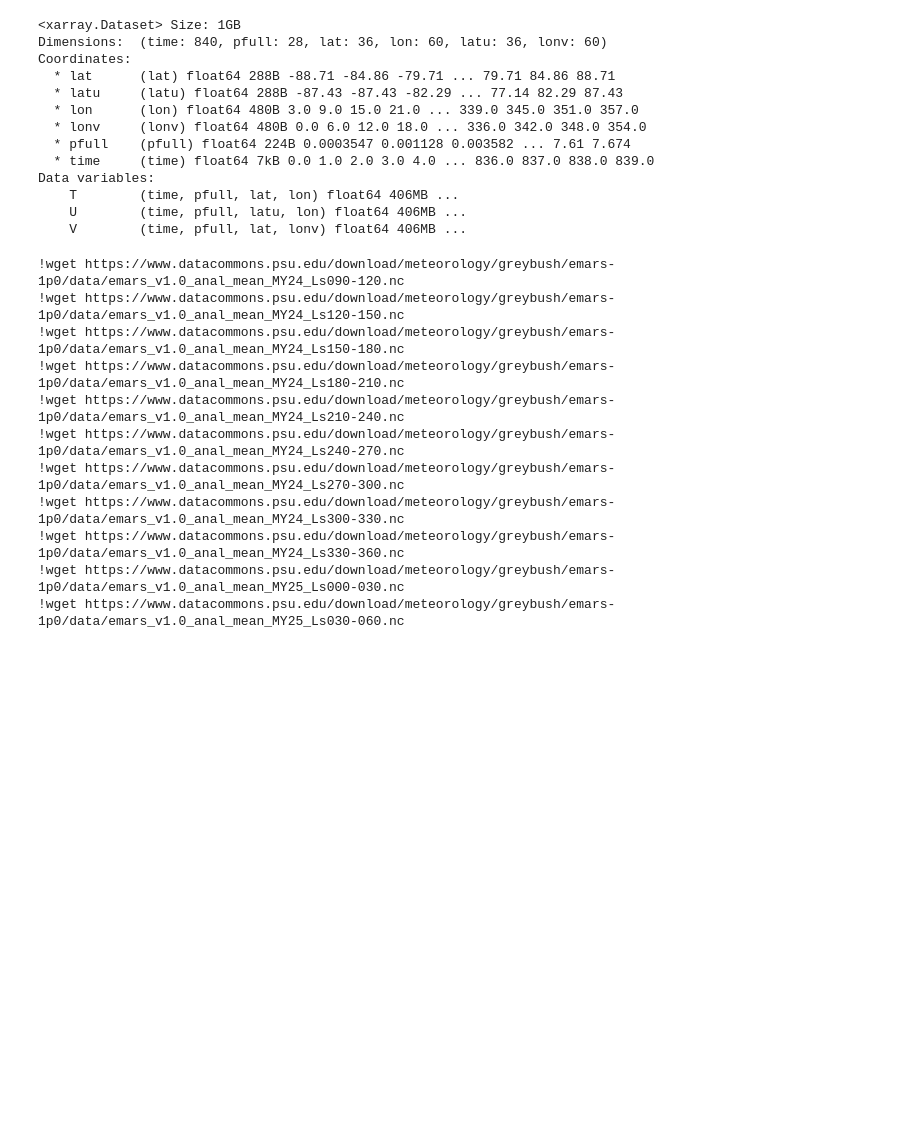
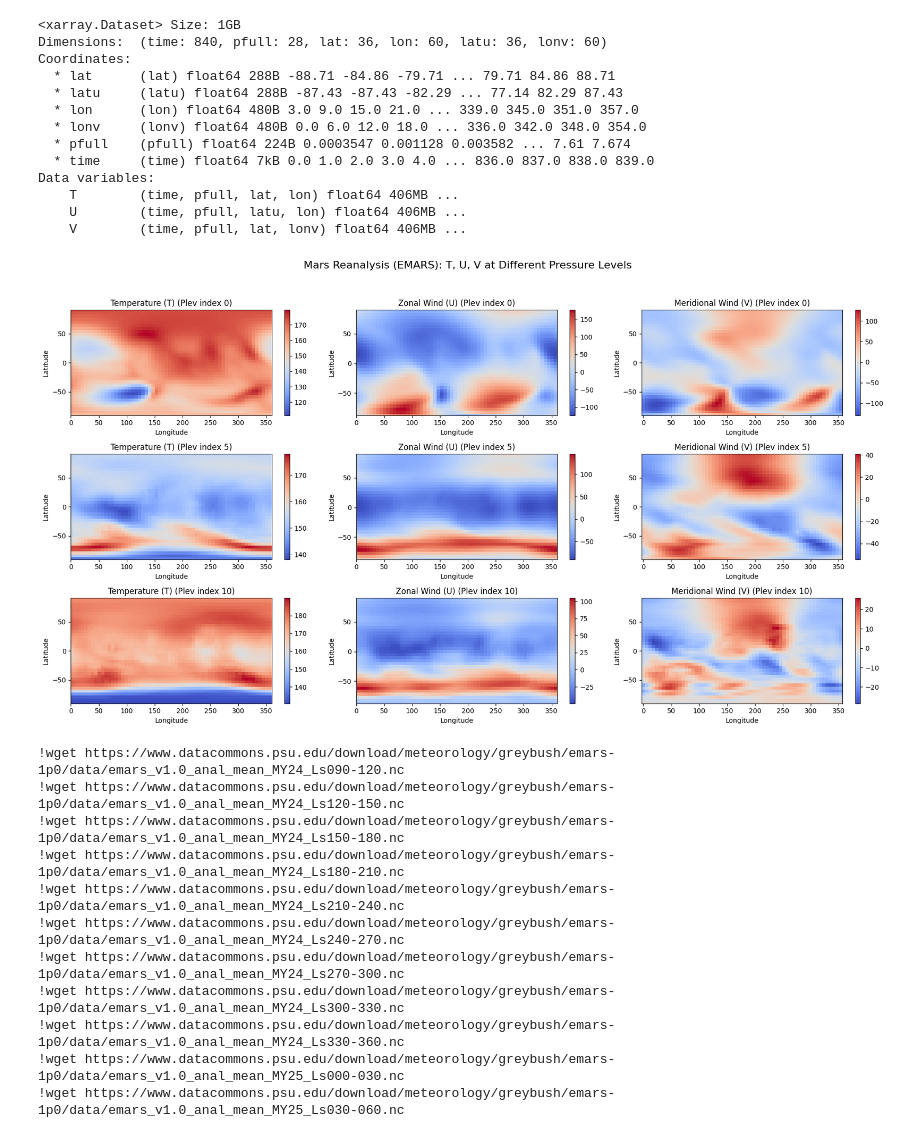
Before and after one commit to manmeet3591/download_mars_reanalysis, a Jupyter notebook: mars_reanalysis.ipynb, the cells around one changed output. Drawn from its saved outputs; the diff is of its cells as text; code cells hidden in the pictures; blank space fills up the shorter version.

```diff
--- a/mars_reanalysis.ipynb
+++ b/mars_reanalysis.ipynb
@@ -18,4 +28,4 @@ emars_v1.0_anal_mean_MY24_Ls090-120.nc  sample_data
 # %%
-import xarray as xr
-ds = xr.open_dataset('emars_v1.0_anal_mean_MY24_Ls090-120.nc')
-ds
+# import xarray as xr
+# ds = xr.open_dataset('emars_v1.0_anal_mean_MY24_Ls090-120.nc')
+# ds
@@ -54,6 +46,51 @@ Data variables:
     T        (time, pfull, lat, lon) float64 406MB ...
     U        (time, pfull, latu, lon) float64 406MB ...
     V        (time, pfull, lat, lonv) float64 406MB ...
+# %%
+import xarray as xr
+import matplotlib.pyplot as plt
+
+# # Load dataset
+# ds = xr.open_dataset("emars_v1.0_anal_mean_MY24_Ls090-120.nc")  # adjust filename as needed
+
+# Select one time step and pressure levels
+time_index = 0
+plev_indices = [0, 5, 10]  # Choose your pressure level indices
+
+# Create a figure
+fig, axs = plt.subplots(len(plev_indices), 3, figsize=(18, 10))
+fig.suptitle("Mars Reanalysis (EMARS): T, U, V at Different Pressure Levels", fontsize=16)
+
+# Titles for subplots
+titles = ['Temperature (T)', 'Zonal Wind (U)', 'Meridional Wind (V)']
+
+for i, p in enumerate(plev_indices):
+    # Temperature (T): lat, lon
+    T = ds['T'].isel(time=time_index, pfull=p)
+    pcm_T = axs[i, 0].pcolormesh(ds['lon'], ds['lat'], T, shading='auto', cmap='coolwarm')
+    axs[i, 0].set_title(f"{titles[0]} (Plev index {p})")
+    plt.colorbar(pcm_T, ax=axs[i, 0])
+
+    # Zonal Wind (U): latu, lon
+    U = ds['U'].isel(time=time_index, pfull=p)
+    pcm_U = axs[i, 1].pcolormesh(ds['lon'], ds['latu'], U, shading='auto', cmap='coolwarm')
+    axs[i, 1].set_title(f"{titles[1]} (Plev index {p})")
+    plt.colorbar(pcm_U, ax=axs[i, 1])
+
+    # Meridional Wind (V): lat, lonv
+    V = ds['V'].isel(time=time_index, pfull=p)
+    pcm_V = axs[i, 2].pcolormesh(ds['lonv'], ds['lat'], V, shading='auto', cmap='coolwarm')
+    axs[i, 2].set_title(f"{titles[2]} (Plev index {p})")
+    plt.colorbar(pcm_V, ax=axs[i, 2])
+
+    for j in range(3):
+        axs[i, j].set_xlabel("Longitude")
+        axs[i, j].set_ylabel("Latitude")
+
+plt.tight_layout(rect=[0, 0, 1, 0.95])
+plt.show()
+# %% [output]
+[figure, added]
 # %%
 nc_files = [
     "emars_v1.0_anal_mean_MY24_Ls090-120.nc",
```
Also changed, not shown: parts of 5 cells of this notebook.
